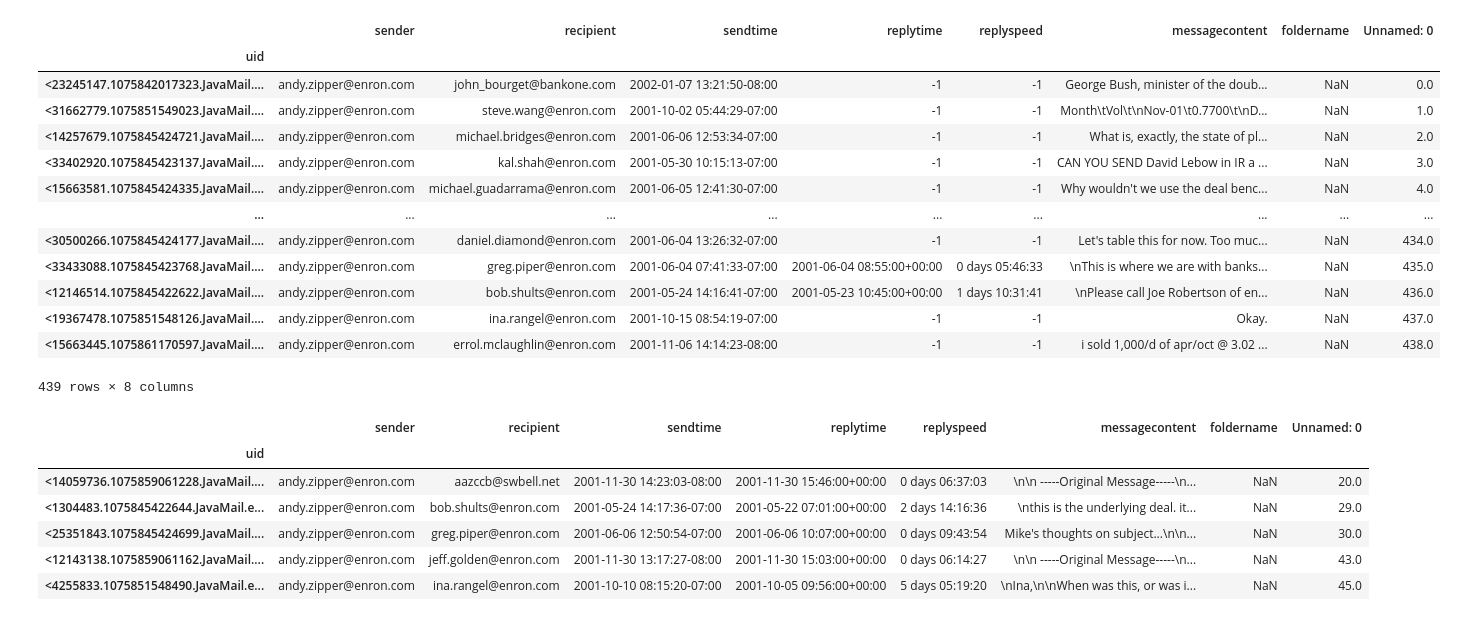
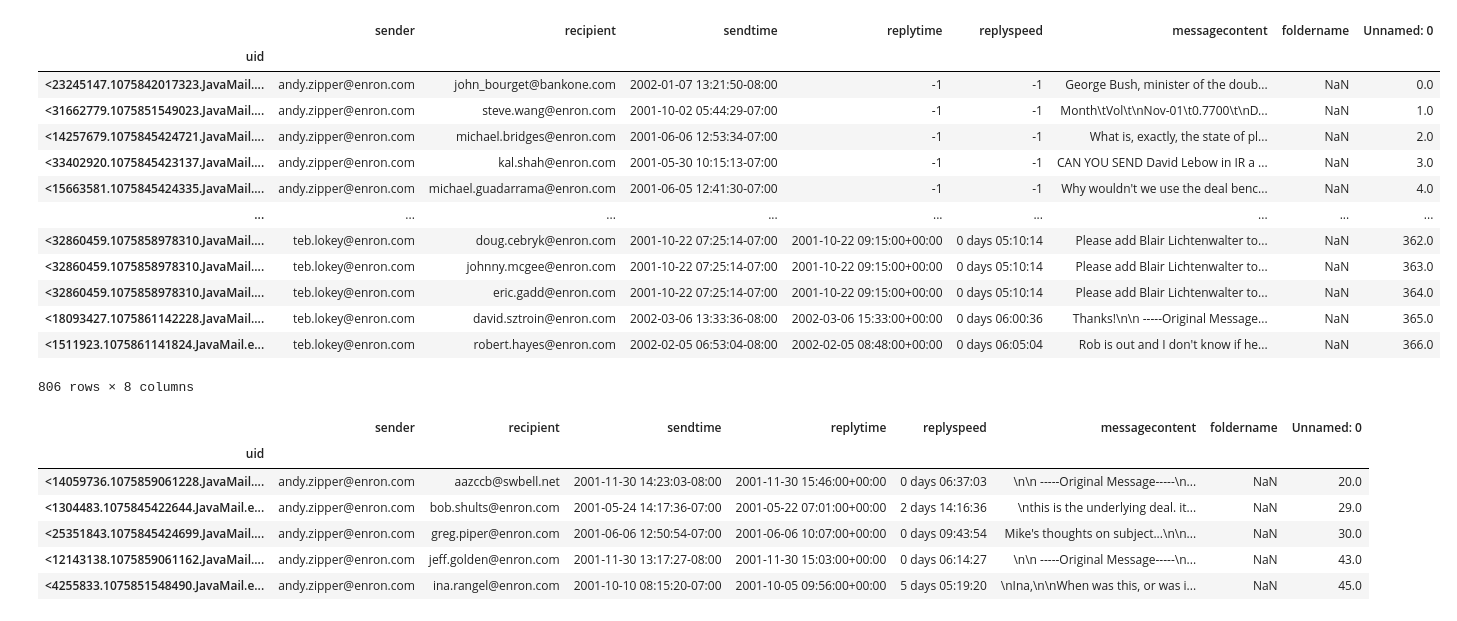
Before and after one commit to anan-ya-y/cs467-email-viz, a Jupyter notebook: analysis.ipynb, the cells around one changed output. Drawn from its saved outputs; the diff is of its cells as text; code cells hidden in the pictures.

```diff
--- a/analysis.ipynb
+++ b/analysis.ipynb
@@ -4,34 +4,34 @@ import dateutil.parser as dateparser
 import datetime
 # %%
 # put filenames in as whichever made files you ran the original ipynb for
-filenames = ["zipper-a_sent.csv"]
+filenames = ["zipper-a_sent.csv", "lokey-t_sent.csv"]
 
 columns = ["uid", "sender", "recipient", "sendtime", "replytime", \
                            "replyspeed", "messagecontent", "foldername"]
 data = pd.DataFrame(columns=columns)
 for filename in filenames:
     df = pd.read_csv("processed_data/"+filename)
     data = pd.concat([data, df], ignore_index=True)
     # data.concat(df, ignore_index=True)
 # data.set_index('uid', drop=True, inplace=True)
 data = data.set_index('uid')
 data
 # data.size
 # %% [output]
 |  | sender | recipient | sendtime | replytime | replyspeed | messagecontent | foldername | Unnamed: 0 |
 | uid |  |  |  |  |  |  |  |  |
 | <23245147.1075842017323.JavaMail.... | andy.zipper@enron.com | john_bourget@bankone.com | 2002-01-07 13:21:50-08:00 | -1 | -1 | George Bush, minister of the doub... | NaN | 0.0 |
 | <31662779.1075851549023.JavaMail.... | andy.zipper@enron.com | steve.wang@enron.com | 2001-10-02 05:44:29-07:00 | -1 | -1 | Month\tVol\t\nNov-01\t0.7700\t\nD... | NaN | 1.0 |
 | <14257679.1075845424721.JavaMail.... | andy.zipper@enron.com | michael.bridges@enron.com | 2001-06-06 12:53:34-07:00 | -1 | -1 | What is, exactly, the state of pl... | NaN | 2.0 |
 | <33402920.1075845423137.JavaMail.... | andy.zipper@enron.com | kal.shah@enron.com | 2001-05-30 10:15:13-07:00 | -1 | -1 | CAN YOU SEND David Lebow in IR a ... | NaN | 3.0 |
 | <15663581.1075845424335.JavaMail.... | andy.zipper@enron.com | michael.guadarrama@enron.com | 2001-06-05 12:41:30-07:00 | -1 | -1 | Why wouldn't we use the deal benc... | NaN | 4.0 |
 | ... | ... | ... | ... | ... | ... | ... | ... | ... |
-| <30500266.1075845424177.JavaMail.... | andy.zipper@enron.com | daniel.diamond@enron.com | 2001-06-04 13:26:32-07:00 | -1 | -1 | Let's table this for now. Too muc... | NaN | 434.0 |
-| <33433088.1075845423768.JavaMail.... | andy.zipper@enron.com | greg.piper@enron.com | 2001-06-04 07:41:33-07:00 | 2001-06-04 08:55:00+00:00 | 0 days 05:46:33 | \nThis is where we are with banks... | NaN | 435.0 |
-| <12146514.1075845422622.JavaMail.... | andy.zipper@enron.com | bob.shults@enron.com | 2001-05-24 14:16:41-07:00 | 2001-05-23 10:45:00+00:00 | 1 days 10:31:41 | \nPlease call Joe Robertson of en... | NaN | 436.0 |
-| <19367478.1075851548126.JavaMail.... | andy.zipper@enron.com | ina.rangel@enron.com | 2001-10-15 08:54:19-07:00 | -1 | -1 | Okay. | NaN | 437.0 |
-| <15663445.1075861170597.JavaMail.... | andy.zipper@enron.com | errol.mclaughlin@enron.com | 2001-11-06 14:14:23-08:00 | -1 | -1 | i sold 1,000/d of apr/oct @ 3.02 ... | NaN | 438.0 |
+| <32860459.1075858978310.JavaMail.... | teb.lokey@enron.com | doug.cebryk@enron.com | 2001-10-22 07:25:14-07:00 | 2001-10-22 09:15:00+00:00 | 0 days 05:10:14 | Please add Blair Lichtenwalter to... | NaN | 362.0 |
+| <32860459.1075858978310.JavaMail.... | teb.lokey@enron.com | johnny.mcgee@enron.com | 2001-10-22 07:25:14-07:00 | 2001-10-22 09:15:00+00:00 | 0 days 05:10:14 | Please add Blair Lichtenwalter to... | NaN | 363.0 |
+| <32860459.1075858978310.JavaMail.... | teb.lokey@enron.com | eric.gadd@enron.com | 2001-10-22 07:25:14-07:00 | 2001-10-22 09:15:00+00:00 | 0 days 05:10:14 | Please add Blair Lichtenwalter to... | NaN | 364.0 |
+| <18093427.1075861142228.JavaMail.... | teb.lokey@enron.com | david.sztroin@enron.com | 2002-03-06 13:33:36-08:00 | 2002-03-06 15:33:00+00:00 | 0 days 06:00:36 | Thanks!\n\n -----Original Message... | NaN | 365.0 |
+| <1511923.1075861141824.JavaMail.e... | teb.lokey@enron.com | robert.hayes@enron.com | 2002-02-05 06:53:04-08:00 | 2002-02-05 08:48:00+00:00 | 0 days 06:05:04 | Rob is out and I don't know if he... | NaN | 366.0 |
-439 rows × 8 columns
+806 rows × 8 columns
 # %%
 data = data[data['replytime'] != '-1']
 data.head()
```
Also changed, not shown: parts of 3 cells of this notebook, 1 other file.
